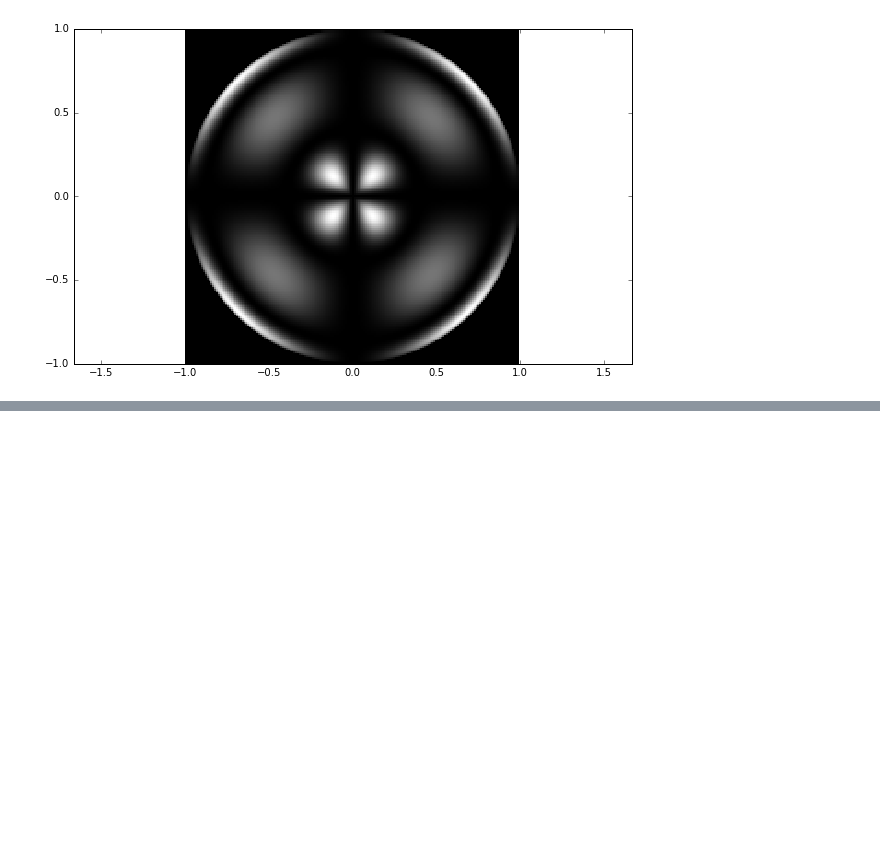
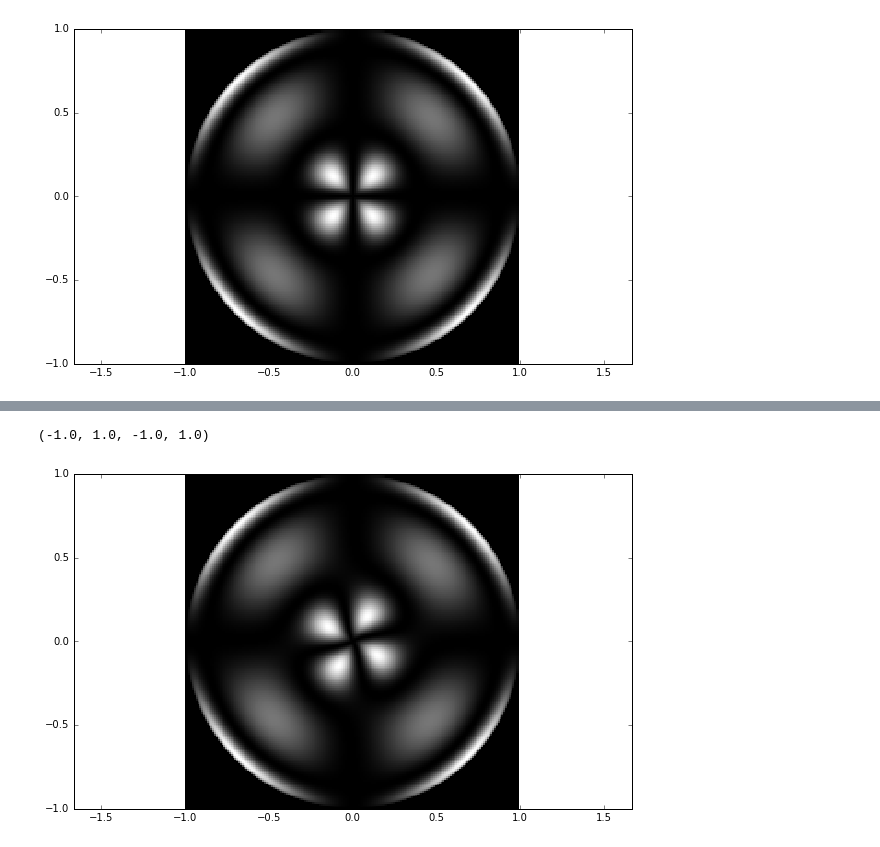
Before and after one commit to AlexisdlC/droptwist, a Jupyter notebook: radial_drop_jm.ipynb, the cells around one changed output, grey strips where cells are left out. Drawn from its saved outputs; the diff is of its cells as text; code cells hidden in the pictures; blank space fills up the shorter version.

```diff
--- a/radial_drop_jm.ipynb
+++ b/radial_drop_jm.ipynb
@@ -502,3 +502,9 @@ plt.axis('equal')
+# %%
+plt.pcolor(x,y,im6,cmap=plt.cm.gray)
+plt.axis('equal')
+# %% [output]
+(-1.0, 1.0, -1.0, 1.0)
+[figure, added]
 # %%
 fig=plt.imshow(im6)
 # %% [output]
```
Also changed, not shown: parts of 5 cells of this notebook, 3 other files.
